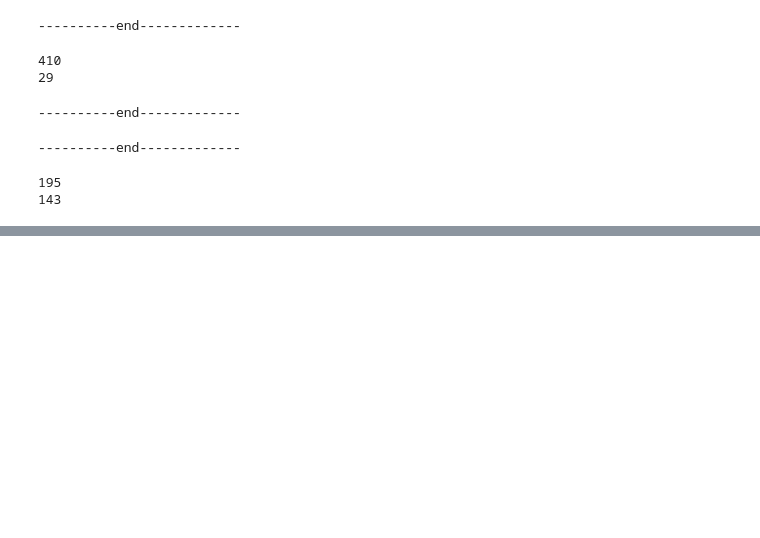
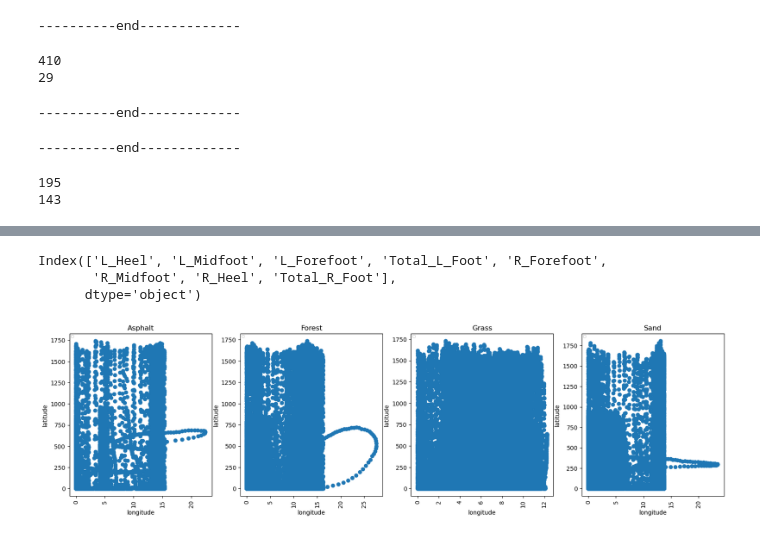
Before and after one commit to Fatemeh-aboulhassani/Movement-Analysis, a Jupyter notebook: notebooks/3. Analysis Foot HeartRate GPX.ipynb, the cells around one changed output, grey strips where cells are left out. Drawn from its saved outputs; the diff is of its cells as text; code cells hidden in the pictures; blank space fills up the shorter version.

```diff
--- a/notebooks/3. Analysis Foot HeartRate GPX.ipynb
+++ b/notebooks/3. Analysis Foot HeartRate GPX.ipynb
@@ -949,7 +938,7 @@ condition = ((df_forcefoot_L_Asphalt["category_moving"] == "ground") &
 df_forcefoot_L_Asphalt.loc[condition, "action"] = "contact"
 min_condition = df_forcefoot_L_Asphalt[df_forcefoot_L_Asphalt["action"].eq("contact")].index.min()
 df_forcefoot_L_Asphalt = df_forcefoot_L_Asphalt.iloc[min_condition:].reset_index().drop(columns = "index")
-df_forcefoot_L_Asphalt.to_csv("C:/Users/abolhassni/Desktop/df_forcefoot_L.csv", index=False)
+df_forcefoot_L_Asphalt.to_csv("C:/Users/abolhassni/Desktop/df_forcefoot_L_Asphalt.csv", index=False)
 #----------- left foot----------------
 
 
@@ -959,7 +948,7 @@ contact_indices_L = df_forcefoot_L_Asphalt[df_forcefoot_L_Asphalt["action"].eq("
 # tow list for save data
 total_forces_L_Asphalt = []
 time_intervals_L_Asphalt = []
-impuls_L_Asphalt=[]
+impuls_L=[]
 
 # find 2 "contact" and find total force and time
 for i in range(len(contact_indices_L) - 1):
@@ -978,7 +967,7 @@ for i in range(len(contact_indices_L) - 1):
     # add to list
     total_forces_L_Asphalt.append(force_sum)
     time_intervals_L_Asphalt.append(time_diff)
-    impuls_L_Asphalt.append(impuls_one_step)
+    impuls_L.append(impuls_one_step)
 
 print("----------end-------------")
 # %% [output]
@@ -1027,7 +1016,7 @@ contact_indices_R
 # tow list for save data
 total_forces_R_Asphalt = []
 time_intervals_R_Asphalt = []
-impuls_R_Asphalt=[]
+impuls_R=[]
 
 # find 2 "contact" and find total force and time
 for i in range(len(contact_indices_R) - 1):
@@ -1046,7 +1035,7 @@ for i in range(len(contact_indices_R) - 1):
 #     # add to list
     total_forces_R_Asphalt.append(force_sum)
     time_intervals_R_Asphalt.append(time_diff)
-    impuls_R_Asphalt.append(impuls_one_step)
+    impuls_R.append(impuls_one_step)
 
 print("----------end-------------")
 # %% [output]
@@ -1597,0 +1709,30 @@ print(df_sorted["L_greater_than_R"].sum())
+# %%
+
+name_17 = [name_of_dataframe[i] for i in [0, 1, 3, 4]]
+df_col = globals()[name_17[0]].copy()
+col = df_col.columns[7:15].copy()
+
+columns_to_check = ['L_Heel', 'L_Midfoot', 'L_Forefoot','Total_L_Foot',
+                    'R_Forefoot', 'R_Midfoot', 'R_Heel', 'Total_R_Foot',
+                    'Speed (km/h)']
+
+loc_plot = 1
+plt.figure(figsize=(20,5))
+print(col)
+for i in name_17:
+    df = globals()[i].copy()
+    plt.subplot(1,4,loc_plot)
+    plt.scatter(df["Speed (km/h)"],df["L_Forefoot"])
+
+
+    loc_plot+=1
+    plt.xlabel("longitude")
+    plt.xticks(rotation=90)
+    plt.ylabel("latitude")
+    plt.title(f"{df["foundation"].iloc[0]}")
+    plt.legend(loc='upper left', fontsize=5)
+# %% [output]
+Index(['L_Heel', 'L_Midfoot', 'L_Forefoot', 'Total_L_Foot', 'R_Forefoot',
+       'R_Midfoot', 'R_Heel', 'Total_R_Foot'],
+      dtype='object')
+[figure, added]
```
Also changed, not shown: parts of 12 cells of this notebook.
